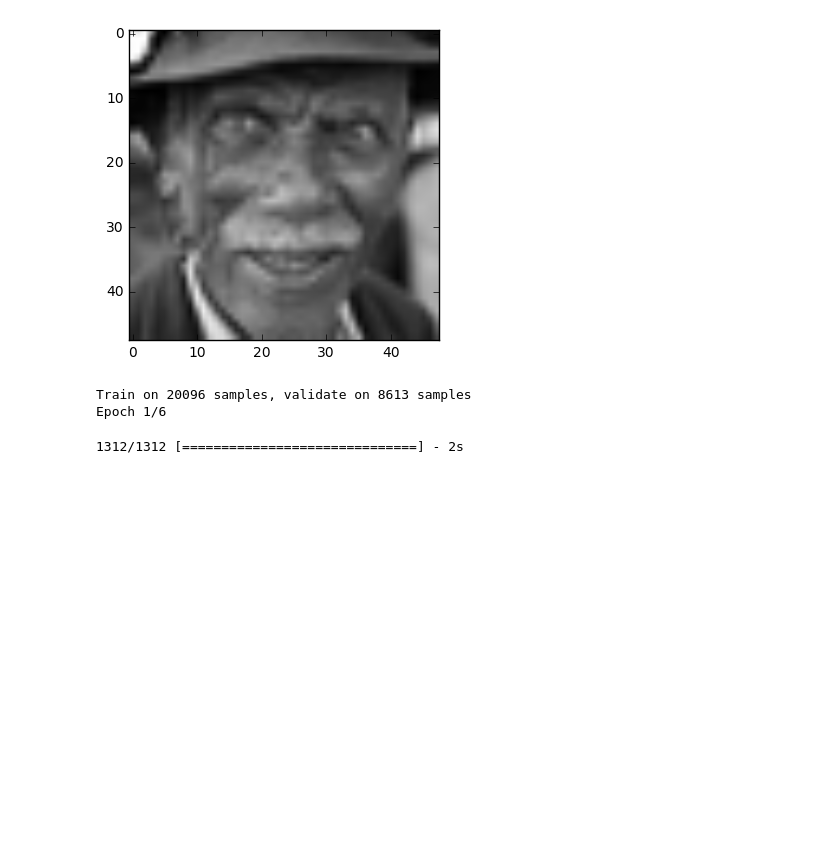
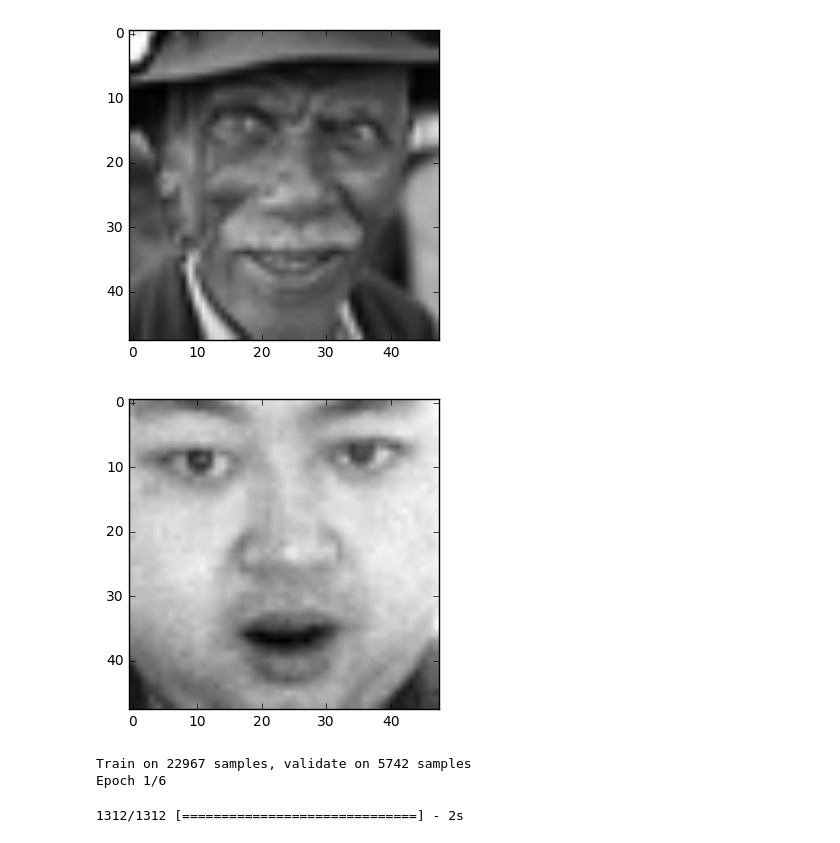
Before and after one commit to jve2kor/Kaggle, a Jupyter notebook: facial expression detection/facial_recognition.ipynb, the cells around one changed output. Saved outputs shown, nothing was run; the diff lists cells and outputs as text; code cells hidden in the pictures; blank space fills up the shorter version.

```diff
--- a/facial expression detection/facial_recognition.ipynb
+++ b/facial expression detection/facial_recognition.ipynb
@@ -78,6 +78,10 @@ array([[ 1.,  0.,  0., ...,  0.,  0.,  0.],
 imgplot = plt.imshow((x_train[90,0,:,:,]),cmap='gray')
 # %% [output]
 [figure]
+# %%
+imgplot = plt.imshow((x_valid[10,0,:,:,]),cmap='gray')
+# %% [output]
+[figure, added]
 # %%
 from keras.models import Sequential
 from keras.layers.convolutional import *
@@ -131,9 +134,9 @@ model.fit(x_train,
           y_train,
           batch_size=batch_size,
           epochs=n_epochs,verbose=2,
-          validation_split=.3)
+          validation_split=.2)
 # %% [output]
-Train on 20096 samples, validate on 8613 samples
+Train on 22967 samples, validate on 5742 samples
 Epoch 1/6
 # %%
 #predicting images on the validation data
```
Also changed, not shown: parts of 5 cells of this notebook.
